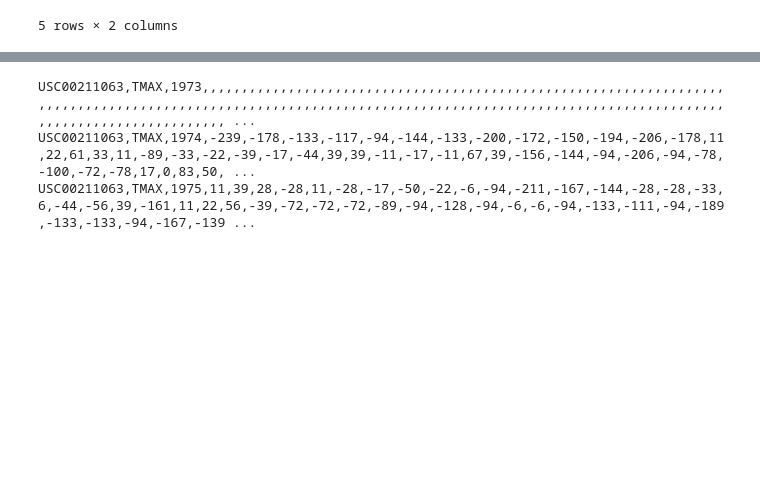
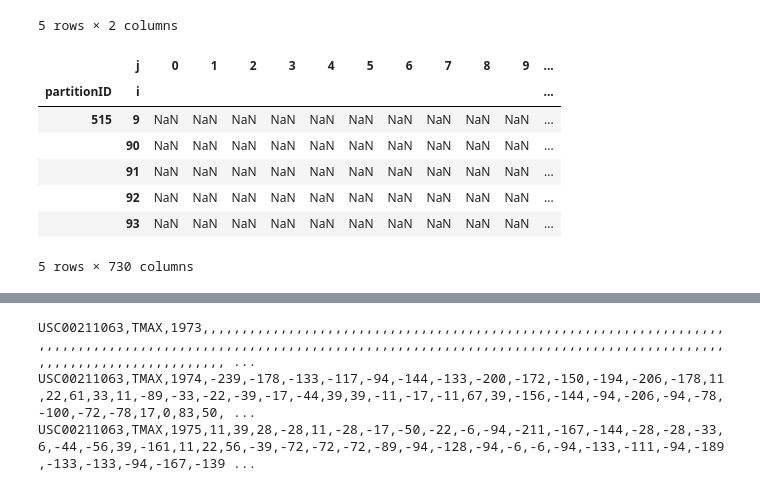
Before and after one commit to nonlogic/UCSD_BigData, a Jupyter notebook: notebooks/weather.mapreduce/Runner.ipynb, the cells around one changed output, grey strips where cells are left out. Saved outputs shown, nothing was run; the diff lists cells and outputs as text; code cells hidden in the pictures; blank space fills up the shorter version.

```diff
--- a/notebooks/weather.mapreduce/Runner.ipynb
+++ b/notebooks/weather.mapreduce/Runner.ipynb
@@ -275,0 +301,15 @@ cov_a.head()
+# %%
+dfCovs = pd.read_table('xab',header=None,delimiter=r"[\[\]\",\t]+")#,names=['partitionID','Type','Mean'])
+dfCovs = dfCovs.drop(0,1)
+dfCovs.columns = ['partitionID','i','j','cov_ij']
+dfCovs = pd.pivot_table(dfCovs,values='cov_ij',rows=['partitionID','i'],cols='j')
+dfCovs.head()
+# %% [output]
+|  | j | 0 | 1 | 2 | 3 | 4 | 5 | 6 | 7 | 8 | 9 | ... |
+| partitionID | i |  |  |  |  |  |  |  |  |  |  | ... |
+| 515 | 9 | NaN | NaN | NaN | NaN | NaN | NaN | NaN | NaN | NaN | NaN | ... |
+|  | 90 | NaN | NaN | NaN | NaN | NaN | NaN | NaN | NaN | NaN | NaN | ... |
+|  | 91 | NaN | NaN | NaN | NaN | NaN | NaN | NaN | NaN | NaN | NaN | ... |
+|  | 92 | NaN | NaN | NaN | NaN | NaN | NaN | NaN | NaN | NaN | NaN | ... |
+|  | 93 | NaN | NaN | NaN | NaN | NaN | NaN | NaN | NaN | NaN | NaN | ... |
+5 rows × 730 columns
```
Also changed, not shown: parts of 7 cells of this notebook.
